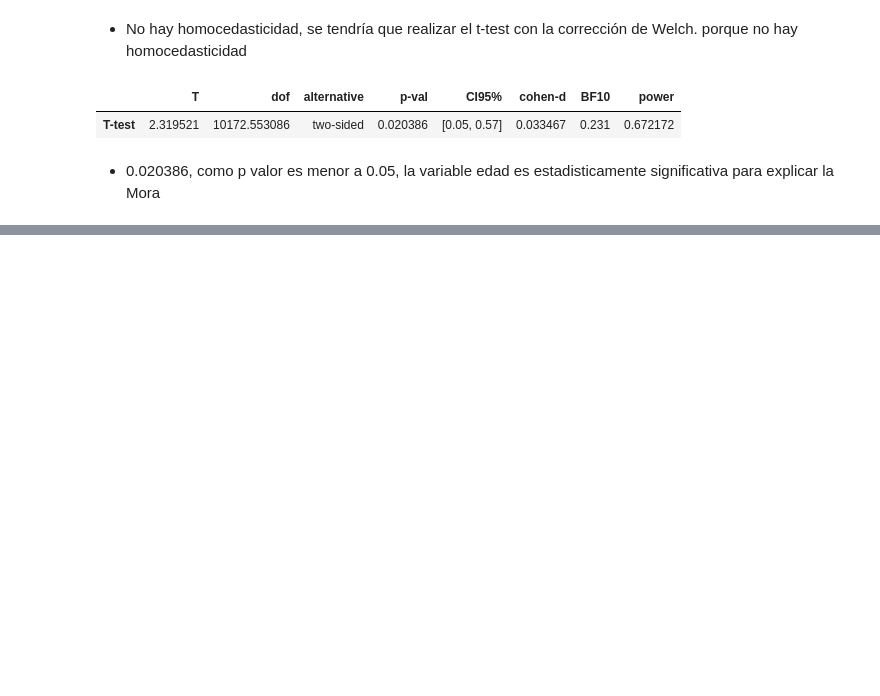
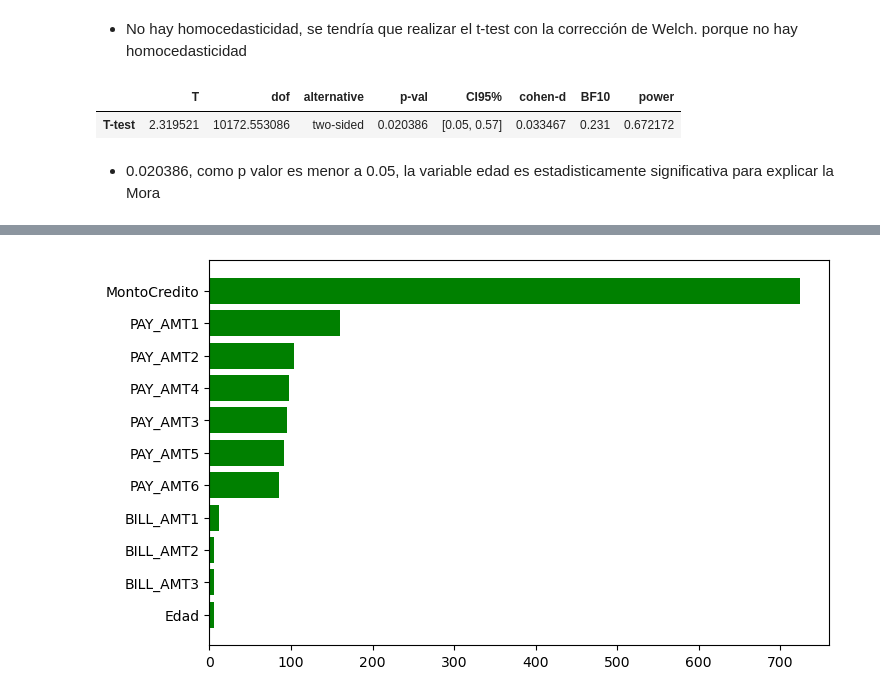
Before and after one commit to Oscar19922017/ModeloCredit2023, a Jupyter notebook: 2_EDA.ipynb, the cells around one changed output, grey strips where cells are left out. Saved outputs shown, nothing was run; the diff lists cells and outputs as text; code cells hidden in the pictures; blank space fills up the shorter version.

```diff
--- a/2_EDA.ipynb
+++ b/2_EDA.ipynb
@@ -587,0 +650,4 @@ pg.ttest(x=EdadMorosos,y=EdadNoMorosos,correction=True)
+# %%
+y=df.Mora
+# %%
+ResultadoTestAnova=ImportanciaVariablesSeleccion(x_select=VariablesNumericas,y=y,funcion=f_classif,metodo="Estadistico")
@@ -587,0 +674,11 @@ pg.ttest(x=EdadMorosos,y=EdadNoMorosos,correction=True)
+# %%
+NumericasSignificativas=ResultadoTestAnova[ResultadoTestAnova["Pvalor"]<0.05]
+# %%
+NumericasSignificativas=NumericasSignificativas.sort_values("Puntaje",ascending=True)
+# %%
+fig, ax = plt.subplots(figsize=(8,5))
+nombres=NumericasSignificativas.Variable
+importancia=NumericasSignificativas.Puntaje
+ax.barh(nombres,importancia,color="green");
+# %% [output]
+[figure, added]
```
Also changed, not shown: parts of 10 cells of this notebook.
